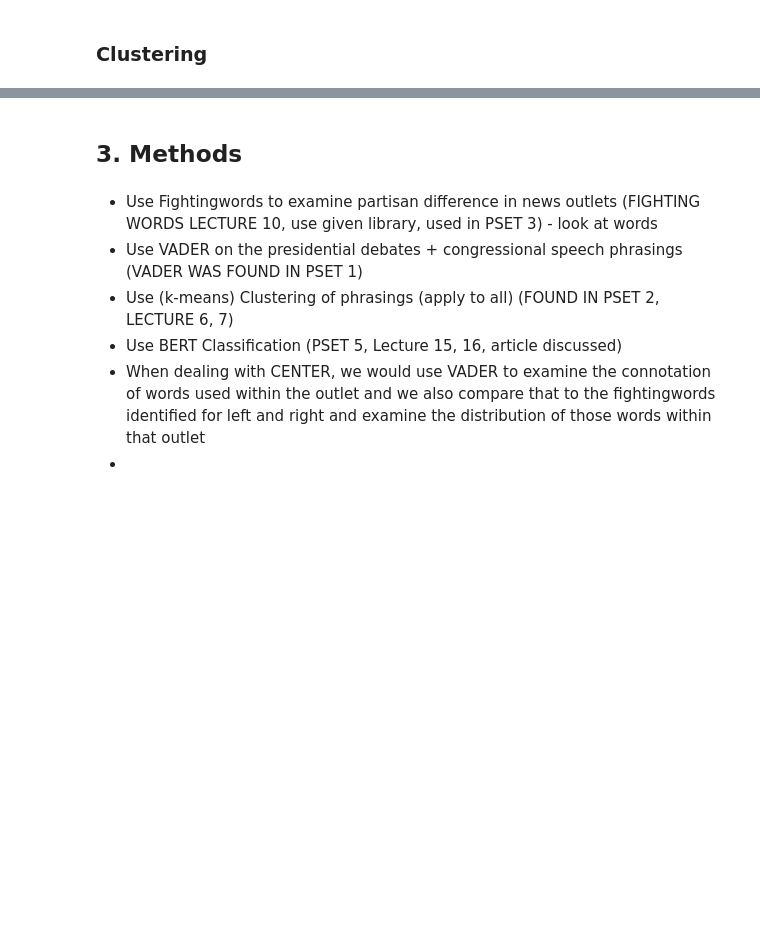
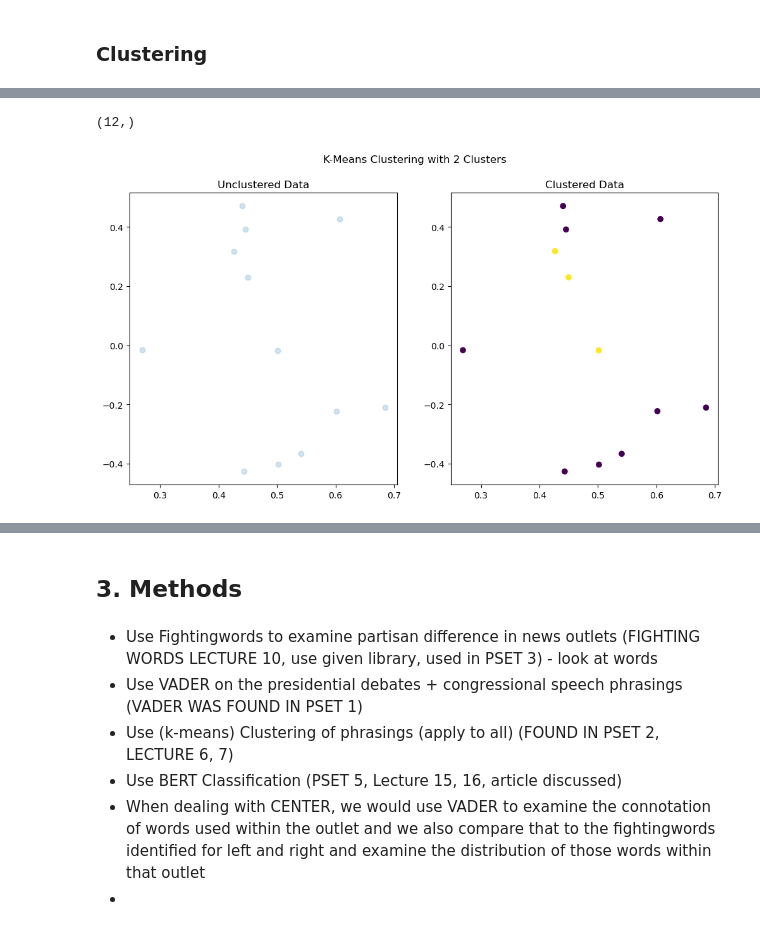
Before and after one commit to stephychen1/info3350-final, a Jupyter notebook: clustering.ipynb, the cells around one changed output, grey strips where cells are left out. Saved outputs shown, nothing was run; the diff lists cells and outputs as text; code cells hidden in the pictures; blank space fills up the shorter version.

Commit message:
add clustering analysis to datasets

```diff
--- a/clustering.ipynb
+++ b/clustering.ipynb
@@ -1740,0 +1292,5 @@ print(prez_mean)
+# %%
+merged_content = []
+for doc in prez_merged_new:
+    merged_content.append(doc)
+print(merged_content)
@@ -1740,0 +1330,43 @@ print(prez_mean)
+# %%
+#plot_compare function
+from sklearn.decomposition import TruncatedSVD
+
+def plot_compare(X, labels, title, alpha=0.2):
+    '''
+    Takes an array of object data, a list of cluster labels, a title string, and an optional alpha value.
+    Reduces dimensions to 2 if necessary and plots the clustering with and without coloring by label.
+    Returns nothing.
+    '''
+
+    if X.shape[1] > 2:
+        X = TruncatedSVD(n_components=2).fit_transform(X)
+    else:
+        X = X
+
+    # fig, (ax1, ax2) = plt.subplots(1, 2, figsize=(12, 6))
+
+    fig = plt.figure(figsize=(12, 6))
+    ax1 = fig.add_subplot(121)
+    ax2 = fig.add_subplot(122)
+
+    ax1.scatter(X[:, 0], X[:, 1], alpha=alpha)
+    ax1.set_title("Unclustered Data")
+
+    ax2.scatter(X[:, 0], X[:, 1], c=labels)
+    ax2.set_title("Clustered Data")
+
+    plt.suptitle(title)
+    plt.show()
+
+    return None
+# %%
+from sklearn.cluster import KMeans
+import matplotlib.pyplot as plt
+import seaborn as sns
+
+y_pred_2 = KMeans(n_clusters=2, n_init='auto').fit_predict(features)
+print(y_pred_2.shape)
+plot_compare(features, y_pred_2,'K-Means Clustering with 2 Clusters')
+# %% [output]
+(12,)
+[figure, added]
```
Also changed, not shown: parts of 56 cells of this notebook.
